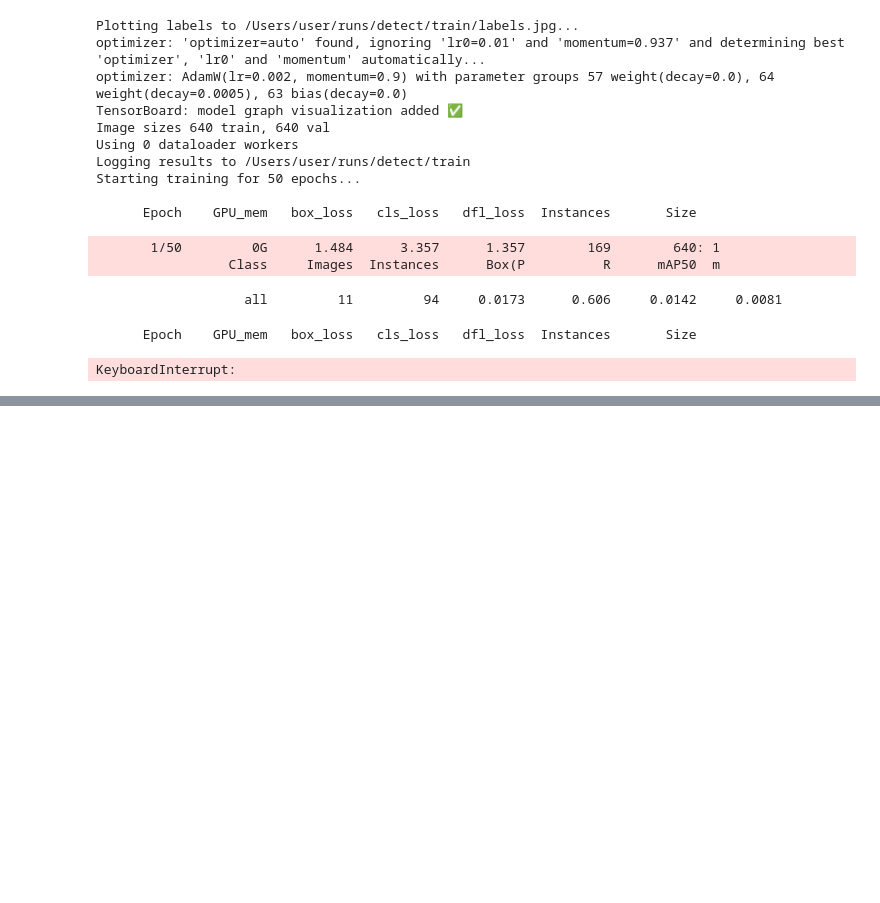
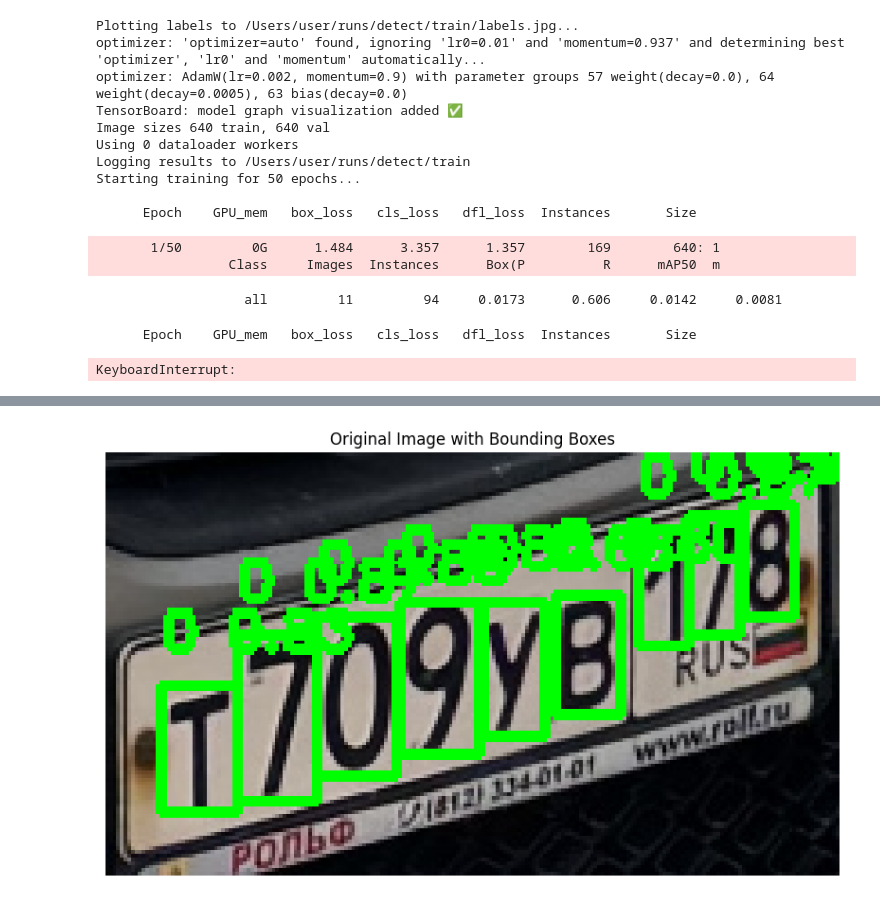
Before and after one commit to naumovan/plate_deformation, a Jupyter notebook: correcting_licence_plate.ipynb, the cells around one changed output, grey strips where cells are left out. Saved outputs shown, nothing was run; the diff lists cells and outputs as text; code cells hidden in the pictures; blank space fills up the shorter version.

```diff
--- a/correcting_licence_plate.ipynb
+++ b/correcting_licence_plate.ipynb
@@ -735,3 +791,82 @@ Starting training for 50 epochs...
                    all         11         94     0.0173      0.606     0.0142     0.0081
       Epoch    GPU_mem   box_loss   cls_loss   dfl_loss  Instances       Size
 KeyboardInterrupt:
+# %%
+from ultralytics import YOLO
+import os
+import cv2
+import matplotlib.pyplot as plt
+from glob import glob
+import random
+import numpy as np
+
+# Загрузка обученной модели
+model_weights = '/Users/user/Downloads/Telegram Desktop/best (3).pt'
+model = YOLO(model_weights, task='detect')
+
+# Путь к папке с изображениями
+images_dir = '/Users/user/Downloads/51_anno/obj_train_data/images/train'
+
+# Получение списка файлов изображений
+filenames = sorted(glob(os.path.join(images_dir, '*.jpg')))
+ix = random.randint(0, len(filenames) - 1)
+filename = filenames[ix]
+
+print(f"Index: {ix}, Filename: {filename}")
+
+# Чтение изображения
+image = cv2.imread(filename)
+image_rgb = cv2.cvtColor(image, cv2.COLOR_BGR2RGB)
+
+# Выполнение предсказания
+results = model.predict(image_rgb, device='cpu', conf=0.30, iou=0.45)
+
+# Извлечение предсказанных боксов
+preds = results[0].boxes.cpu().numpy()
+
+# Визуализация всех кропов на исходной картинке
+if len(preds) > 0:
+    for pred in preds:
+        bbox = pred.xyxy[0]
+        class_id = int(pred.cls[0])  # Извлекаем первый элемент массива
+        confidence = pred.conf[0]  # Извлекаем первый элемент массива
+
+        x_min, y_min, x_max, y_max = map(int, bbox)
+
+        # Рисование прямоугольника на исходной картинке
+        cv2.rectangle(image_rgb, (x_min, y_min), (x_max, y_max), (0, 255, 0), 2)
+        label = f'{class_id} {confidence:.2f}'
+        cv2.putText(image_rgb, label, (x_min, y_min - 10), cv2.FONT_HERSHEY_SIMPLEX, 0.5, (0, 255, 0), 2)
+
+    # Показ исходного изображения с прямоугольниками
+    plt.figure(figsize=(10, 10))
+    plt.imshow(image_rgb)
+    plt.title('Original Image with Bounding Boxes')
+    plt.axis('off')
+    plt.show()
+
+    # Показ каждого кропа
+    for i, pred in enumerate(preds):
+        bbox = pred.xyxy[0]
+        x_min, y_min, x_max, y_max = map(int, bbox)
+
+        # Извлечение кропа
+        crop = image_rgb[y_min:y_max, x_min:x_max]
+
+        # Показ кропа
+        plt.figure()
+        plt.imshow(crop)
+        plt.title(f'Crop {i+1}')
+        plt.axis('off')
+        plt.show()
+else:
+    print("No predictions found.")
+
+# Показ предсказанного изображения
+res_plotted = results[0].plot()
+plt.figure(figsize=(10, 10))
+plt.imshow(res_plotted[:, :, ::-1])
+plt.title('Predicted Image with Bounding Boxes')
+plt.axis('off')
+plt.show()
+# %% [output]
@@ -737,0 +877 @@ KeyboardInterrupt:
+[figure, added]
```
Also changed, not shown: parts of 6 cells of this notebook.
